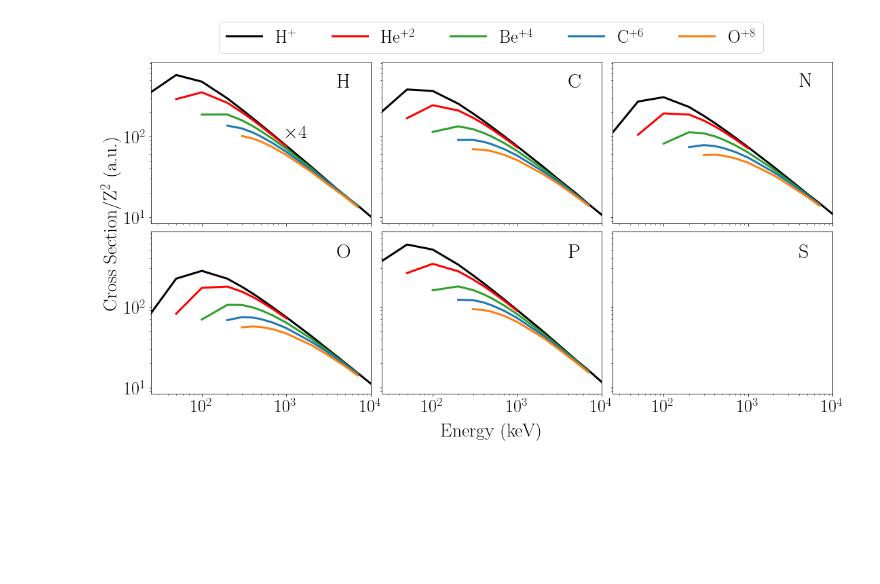
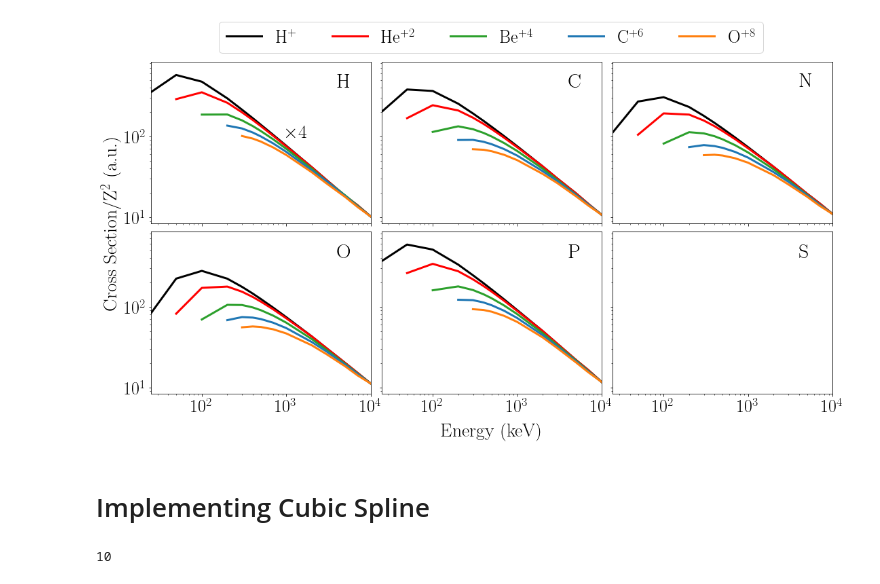
Before and after one commit to xiaogaogaoxiao/ionmol_stoi, a Jupyter notebook: figuras/graphs/atomscaling.ipynb, the cells around one changed output. Drawn from its saved outputs; the diff is of its cells as text; code cells hidden in the pictures; blank space fills up the shorter version.

```diff
--- a/figuras/graphs/atomscaling.ipynb
+++ b/figuras/graphs/atomscaling.ipynb
@@ -3,6 +3,9 @@ import pandas as pd
 import matplotlib.pyplot as plt
 # %%
 convMb=0.28002*100
+# %%
+def convkeV(x):
+    return 25.0*(x**2)
 # %%
 folder="~/newmonti/calculos/"
 # %%
@@ -65,8 +114,8 @@ P_O=O_CDW[4]
 plt.rc('text', usetex=True)
 plt.rc('font', family='serif')
 
-xmin=1**2*25
-xmax=20**2*25
+xmin=convkeV(1)
+xmax=convkeV(20)
 ymin=0.3*convMb
 ymax=30*convMb
 xtext=4000
@@ -74,11 +123,11 @@ ytext=400
 
 fig = plt.figure(figsize=(18,9))
 ax1 = plt.subplot(231)
-plt.plot(H_P[1]**2*25.,4*H_P[4]*convMb,'k',linewidth=3,label=r'H$^{+}$')
-plt.plot(H_He[1][1:9]**2*25.,4*H_He[4][1:9]*convMb/2**2,'r',linewidth=3,label=r'He$^{+2}$')
-plt.plot(H_Be[1][2:13]**2*25.,4*H_Be[4][2:13]*convMb/4**2,'tab:green',linewidth=3,label=r'Be$^{+4}$')
-plt.plot(H_C[1][3:13]**2*25.,4*H_C[4][3:13]*convMb/6**2,'tab:blue',linewidth=3,label=r'C$^{+6}$')
-plt.plot(H_O[1][4:13]**2*25.,4*H_O[4][4:13]*convMb/8**2,'tab:orange',linewidth=3,label=r'O$^{+8}$')
+plt.plot(convkeV(H_P[1]),     4*H_P[4]*convMb,'k',linewidth=3,label=r'H$^{+}$')
+plt.plot(convkeV(H_He[1][1:]),4*H_He[4][1:]*convMb/2**2,'r',linewidth=3,label=r'He$^{+2}$')
+plt.plot(convkeV(H_Be[1][2:]),4*H_Be[4][2:]*convMb/4**2,'tab:green',linewidth=3,label=r'Be$^{+4}$')
+plt.plot(convkeV(H_C[1][3:]), 4*H_C[4][3:]*convMb/6**2,'tab:blue',linewidth=3,label=r'C$^{+6}$')
+plt.plot(convkeV(H_O[1][4:]), 4*H_O[4][4:]*convMb/8**2,'tab:orange',linewidth=3,label=r'O$^{+8}$')
 plt.xlim(xmin,xmax)
 plt.ylim(ymin,ymax)
 plt.yscale('log')
@@ -90,11 +139,11 @@ plt.text(xtext, ytext, 'H',fontsize=30)
 plt.text(1000,100, r'$\times$4',fontsize=28)
 
 ax2 = plt.subplot(232)
-plt.plot(C_P[1]**2*25.,       C_P[4]*convMb,'k',linewidth=3,label=r'H$^{+}$')
-plt.plot(C_He[1][1:9]**2*25., C_He[4][1:9]*convMb/2**2,'r',linewidth=3,label=r'He$^{+2}$')
-plt.plot(C_Be[1][2:13]**2*25.,C_Be[4][2:13]*convMb/4**2,'tab:green',linewidth=3,label=r'Be$^{+4}$')
-plt.plot(C_C[1][3:13]**2*25., C_C[4][3:13]*convMb/6**2,'tab:blue',linewidth=3,label=r'C$^{+6}$')
-plt.plot(C_O[1][4:13]**2*25., C_O[4][4:13]*convMb/8**2,'tab:orange',linewidth=3,label=r'O$^{+8}$')
+plt.plot(convkeV(C_P[1]),     C_P[4]*convMb,'k',linewidth=3,label=r'H$^{+}$')
+plt.plot(convkeV(C_He[1][1:]),C_He[4][1:]*convMb/2**2,'r',linewidth=3,label=r'He$^{+2}$')
+plt.plot(convkeV(C_Be[1][2:]),C_Be[4][2:]*convMb/4**2,'tab:green',linewidth=3,label=r'Be$^{+4}$')
+plt.plot(convkeV(C_C[1][3:]), C_C[4][3:]*convMb/6**2,'tab:blue',linewidth=3,label=r'C$^{+6}$')
+plt.plot(convkeV(C_O[1][4:]), C_O[4][4:]*convMb/8**2,'tab:orange',linewidth=3,label=r'O$^{+8}$')
 plt.xlim(xmin,xmax)
 plt.ylim(ymin,ymax)
 plt.yscale('log')
@@ -103,11 +152,11 @@ plt.tick_params(labelsize=26);
 plt.text(xtext, ytext, 'C',fontsize=30)
 
 ax3 = plt.subplot(233)
-plt.plot(N_P[1]**2*25.,       N_P[4]*convMb,'k',linewidth=3,label=r'H$^{+}$')
-plt.plot(N_He[1][1:9]**2*25., N_He[4][1:9]*convMb/2**2,'r',linewidth=3,label=r'He$^{+2}$')
-plt.plot(N_Be[1][2:13]**2*25.,N_Be[4][2:13]*convMb/4**2,'tab:green',linewidth=3,label=r'Be$^{+4}$')
-plt.plot(N_C[1][3:13]**2*25., N_C[4][3:13]*convMb/6**2,'tab:blue',linewidth=3,label=r'C$^{+6}$')
-plt.plot(N_O[1][4:13]**2*25., N_O[4][4:13]*convMb/8**2,'tab:orange',linewidth=3,label=r'O$^{+8}$')
+plt.plot(convkeV(N_P[1]),     N_P[4]*convMb,'k',linewidth=3,label=r'H$^{+}$')
+plt.plot(convkeV(N_He[1][1:]),N_He[4][1:]*convMb/2**2,'r',linewidth=3,label=r'He$^{+2}$')
+plt.plot(convkeV(N_Be[1][2:]),N_Be[4][2:]*convMb/4**2,'tab:green',linewidth=3,label=r'Be$^{+4}$')
+plt.plot(convkeV(N_C[1][3:]), N_C[4][3:]*convMb/6**2,'tab:blue',linewidth=3,label=r'C$^{+6}$')
+plt.plot(convkeV(N_O[1][4:]), N_O[4][4:]*convMb/8**2,'tab:orange',linewidth=3,label=r'O$^{+8}$')
 plt.xlim(xmin,xmax)
 plt.ylim(ymin,ymax)
 plt.yscale('log')
@@ -116,45 +165,47 @@ plt.tick_params(labelsize=26);
 plt.text(xtext, ytext, 'N',fontsize=30)
 
 ax4 = plt.subplot(234)
-plt.plot(O_P[1]**2*25.,       O_P[4]*convMb,'k',linewidth=3,label=r'H$^{+}$')
-plt.plot(O_He[1][1:9]**2*25., O_He[4][1:9]*convMb/2**2,'r',linewidth=3,label=r'He$^{+2}$')
-plt.plot(O_Be[1][2:13]**2*25.,O_Be[4][2:13]*convMb/4**2,'tab:green',linewidth=3,label=r'Be$^{+4}$')
-plt.plot(O_C[1][3:13]**2*25., O_C[4][3:13]*convMb/6**2,'tab:blue',linewidth=3,label=r'C$^{+6}$')
-plt.plot(O_O[1][4:13]**2*25., O_O[4][4:13]*convMb/8**2,'tab:orange',linewidth=3,label=r'O$^{+8}$')
+plt.plot(convkeV(O_P[1]),     O_P[4]*convMb,'k',linewidth=3,label=r'H$^{+}$')
+plt.plot(convkeV(O_He[1][1:]),O_He[4][1:]*convMb/2**2,'r',linewidth=3,label=r'He$^{+2}$')
+plt.plot(convkeV(O_Be[1][2:]),O_Be[4][2:]*convMb/4**2,'tab:green',linewidth=3,label=r'Be$^{+4}$')
+plt.plot(convkeV(O_C[1][3:]), O_C[4][3:]*convMb/6**2,'tab:blue',linewidth=3,label=r'C$^{+6}$')
+plt.plot(convkeV(O_O[1][4:]), O_O[4][4:]*convMb/8**2,'tab:orange',linewidth=3,label=r'O$^{+8}$')
 plt.xlim(xmin,xmax)
 plt.ylim(ymin,ymax)
 plt.yscale('log')
 plt.xscale('log')
 plt.tick_params(labelsize=26);
 plt.text(xtext, ytext, 'O',fontsize=30)
 
 ax5 = plt.subplot(235)
-plt.plot(P_P[1]**2*25.,       P_P[4]*convMb,'k',linewidth=3,label=r'H$^{+}$')
-plt.plot(P_He[1][1:9]**2*25., P_He[4][1:9]*convMb/2**2,'r',linewidth=3,label=r'He$^{+2}$')
-plt.plot(P_Be[1][2:13]**2*25.,P_Be[4][2:13]*convMb/4**2,'tab:green',linewidth=3,label=r'Be$^{+4}$')
-plt.plot(P_C[1][3:13]**2*25., P_C[4][3:13]*convMb/6**2,'tab:blue',linewidth=3,label=r'C$^{+6}$')
-plt.plot(P_O[1][4:13]**2*25., P_O[4][4:13]*convMb/8**2,'tab:orange',linewidth=3,label=r'O$^{+8}$')
+plt.plot(convkeV(P_P[1]),     P_P[4]*convMb,'k',linewidth=3,label=r'H$^{+}$')
+plt.plot(convkeV(P_He[1][1:]),P_He[4][1:]*convMb/2**2,'r',linewidth=3,label=r'He$^{+2}$')
+plt.plot(convkeV(P_Be[1][2:]),P_Be[4][2:]*convMb/4**2,'tab:green',linewidth=3,label=r'Be$^{+4}$')
+plt.plot(convkeV(P_C[1][3:]), P_C[4][3:]*convMb/6**2,'tab:blue',linewidth=3,label=r'C$^{+6}$')
+plt.plot(convkeV(P_O[1][4:]), P_O[4][4:]*convMb/8**2,'tab:orange',linewidth=3,label=r'O$^{+8}$')
 plt.xlim(xmin,xmax)
 plt.ylim(ymin,ymax)
 plt.yscale('log')
 plt.xscale('log')
 plt.tick_params(labelsize=26);
 plt.xlabel("Energy (keV)", fontsize=28,labelpad=10)
 plt.text(xtext, ytext, 'P',fontsize=30)
 
 ax6 = plt.subplot(236)
 plt.xlim(xmin,xmax)
 plt.ylim(ymin,ymax)
 plt.yscale('log')
 plt.xscale('log')
 plt.tick_params(labelsize=26);
 plt.text(xtext, ytext, 'S',fontsize=30)
 
 for ax in fig.get_axes():
     ax.label_outer()
 fig.subplots_adjust(hspace=0.05, wspace=0.05)
 
 plt.savefig("../atomicscaling.eps",bbox_inches='tight')
 plt.show()
 # %% [output]
-[figure, old version]
+[figure, new version]
+# %% [markdown]
+# Implementing Cubic Spline
@@ -160,0 +232,4 @@ plt.show()
+# %%
+len(test)
+# %% [output]
+10
```
Also changed, not shown: parts of 14 cells of this notebook, 4 other files.
